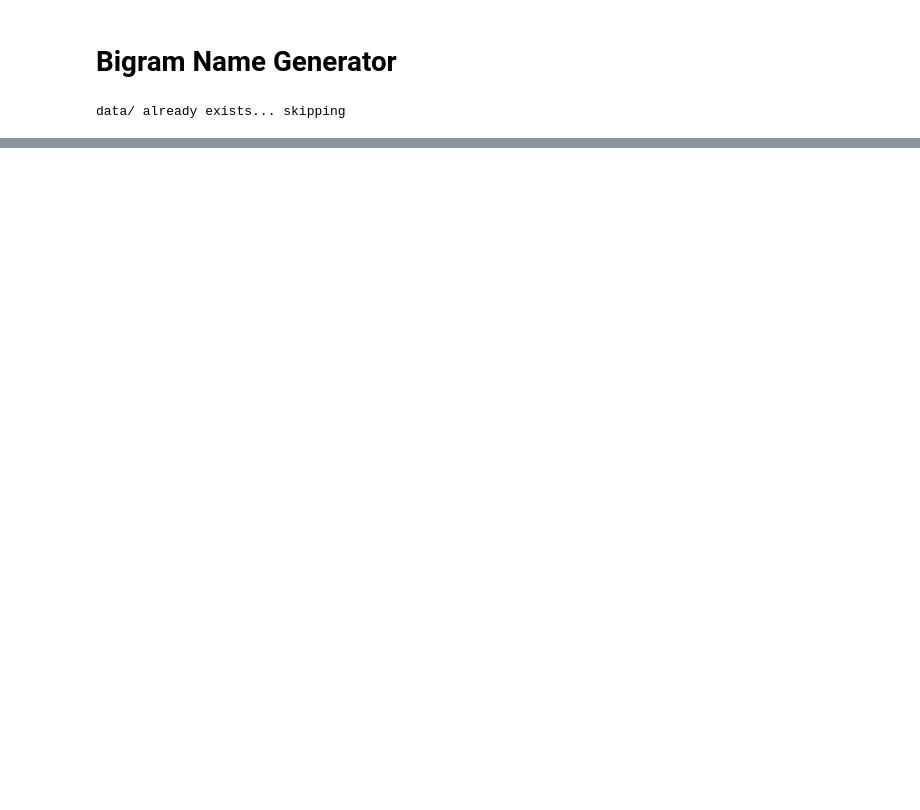
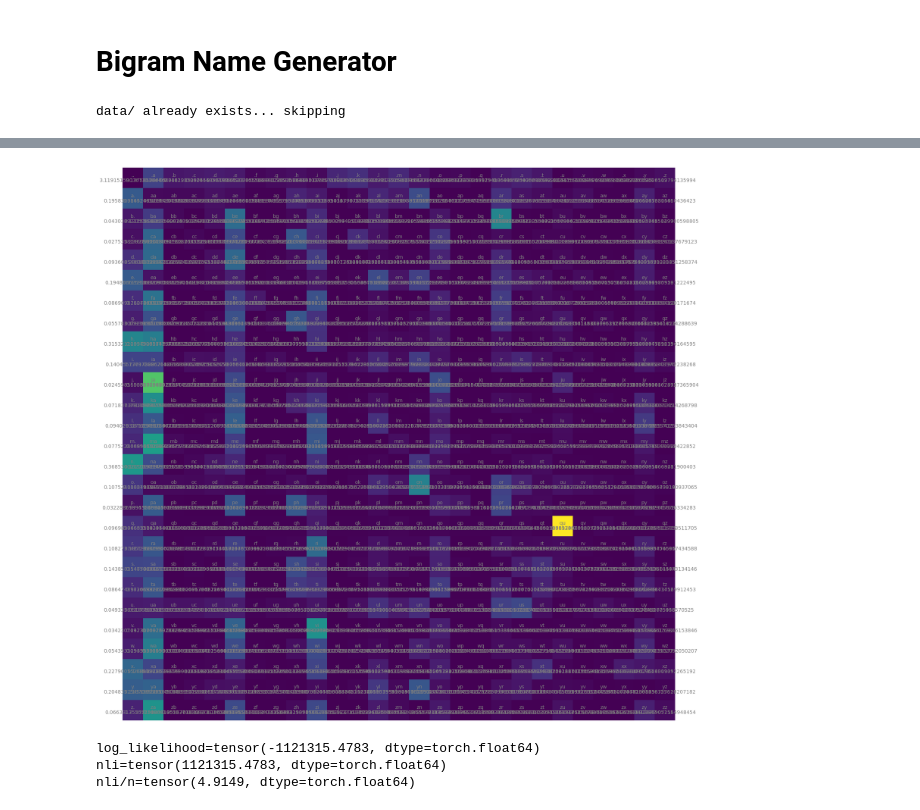
Before and after one commit to Chunt0/PyTorch, a Jupyter notebook: makemore/bigram/bigram.ipynb, the cells around one changed output, grey strips where cells are left out. Drawn from its saved outputs; the diff is of its cells as text; code cells hidden in the pictures; blank space fills up the shorter version.

```diff
--- a/makemore/bigram/bigram.ipynb
+++ b/makemore/bigram/bigram.ipynb
@@ -79,0 +88,33 @@ print(names)
+# %%
+plt.figure(figsize=(20,20))
+plt.imshow(PROBS)
+for i in range(27):
+    for j in range(27):
+        chstr = itoc[i] + itoc[j]
+        plt.text(j, i, chstr, ha="center", va="bottom", color="gray")
+        plt.text(j, i, PROBS[i,j].item(), ha="center", va="top", color="gray")
+plt.axis("off");
+# %% [output]
+[figure, added]
+# %%
+# Finding loss of the model
+log_likelihood = 0.0
+n = 0
+
+for w in words:
+    for ch1, ch2 in zip(w, w[1:]):
+        ix1 = ctoi[ch1]
+        ix2 = ctoi[ch1]
+        prob = PROBS[ix1,ix2]
+        logprob = torch.log(prob)
+        log_likelihood += logprob
+        n += 1
+        #print(f'{ch1}{ch2} : prob {prob:.4f} logprob {logprob:.4f}')
+print(f'{log_likelihood=}')
+nli = -log_likelihood
+print(f'{nli=}')
+print(f'{nli/n=}')
+# %% [output]
+log_likelihood=tensor(-1121315.4783, dtype=torch.float64)
+nli=tensor(1121315.4783, dtype=torch.float64)
+nli/n=tensor(4.9149, dtype=torch.float64)
```
Also changed, not shown: parts of 8 cells of this notebook.
